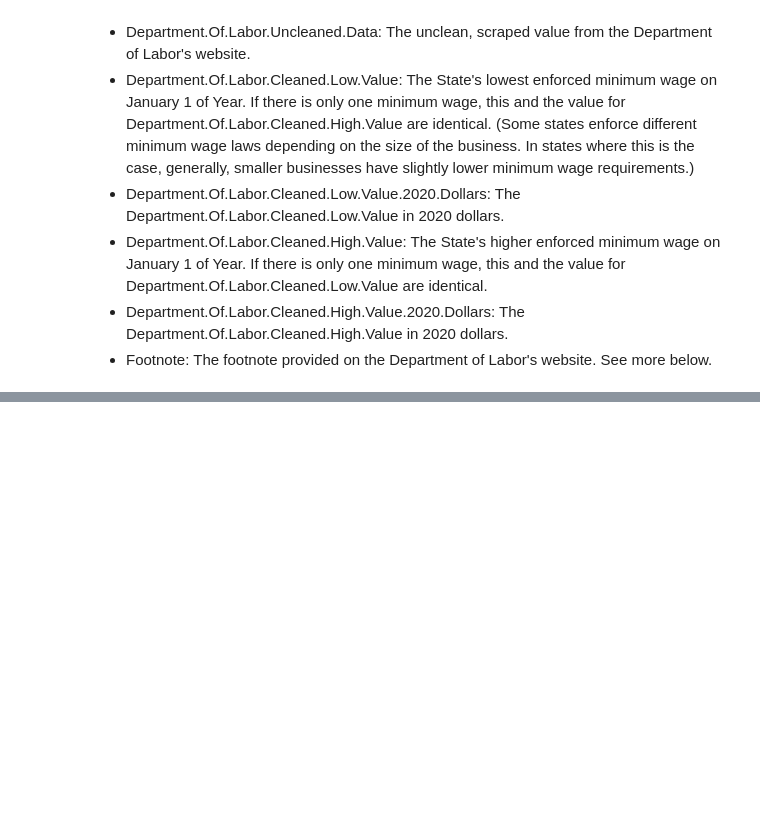
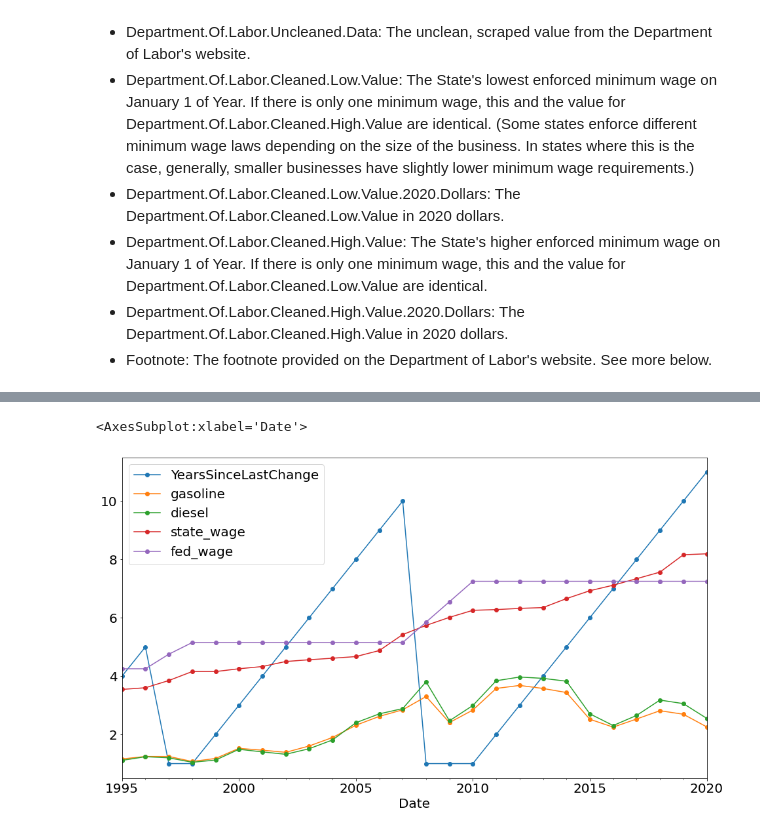
Before and after one commit to EribertoContreras/gas_prices_project, a Jupyter notebook: gas_prices_project.ipynb, the cells around one changed output, grey strips where cells are left out. Cells and saved outputs as stored; diff of their text form; code cells hidden in the pictures; blank space fills up the shorter version.

```diff
--- a/gas_prices_project.ipynb
+++ b/gas_prices_project.ipynb
@@ -328,0 +411,4 @@ for col in df.columns:
+# %%
+# convert our date column to datetime type
+df.set_index('Date',inplace=True)
+df
@@ -328,0 +451,5 @@ for col in df.columns:
+# %%
+df.resample('Y').mean().plot(marker='o')
+# %% [output]
+<AxesSubplot:xlabel='Date'>
+[figure, added]
```
Also changed, not shown: parts of 78 cells of this notebook, 3 other files.
